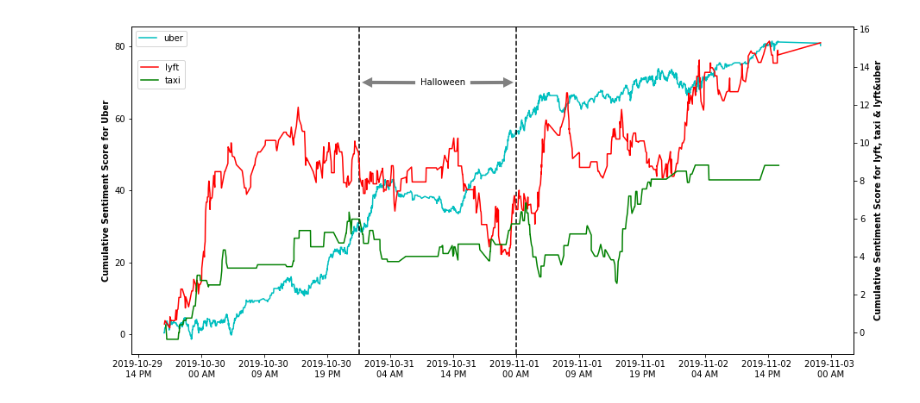
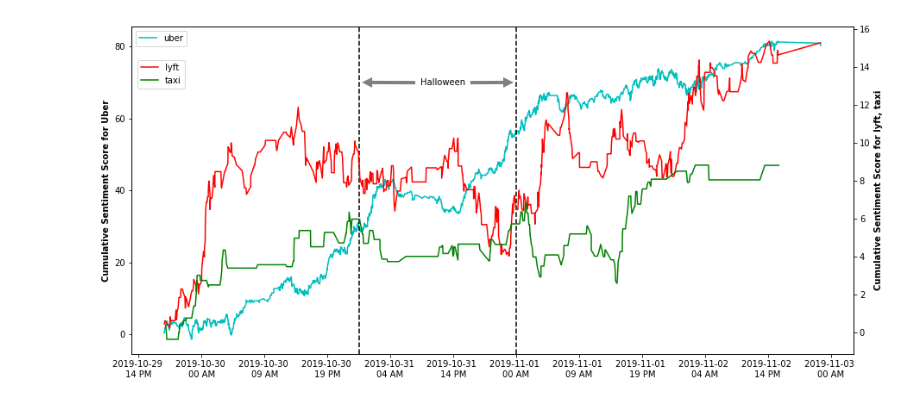
Before and after one commit to Kamol-Roy/Data_Incumbator_Project, a Jupyter notebook: Figure1.ipynb, the cells around one changed output. Cells and saved outputs as stored; diff of their text form; code cells hidden in the pictures.

```diff
--- a/Figure1.ipynb
+++ b/Figure1.ipynb
@@ -37,23 +37,23 @@ df_taxi['cum_senti_score']=df_taxi['senti_score'].cumsum()
 # %%
 fig,ax=plt.subplots(figsize=(15,7))
 ax2=ax.twinx()
 ax.plot(df_uber['time'],df_uber['cum_senti_score'],color='c',label='uber')
 ax2.plot(df_lyft['time'],df_lyft['cum_senti_score'],color='red',label='lyft')
 ax2.plot(df_taxi['time'],df_taxi['cum_senti_score'],color='green',label='taxi')
 ax.set_ylabel('Cumulative Sentiment Score for Uber', weight='bold')
 ax.axvline(x=datetime(2019,10,31),color='k',ls='--')
 ax.axvline(x=datetime(2019,11,1),color='k',ls='--')
 ax.annotate('Halloween',(datetime(2019,10,31),70),
              xytext=(0.4, 0.82), textcoords='axes fraction',
              arrowprops = dict(facecolor='grey',color='grey',lw=10**(-1000000000000000),shrink=.05))
 ax.annotate(' ',(datetime(2019,11,1),70),
              xytext=(0.46, 0.82), textcoords='axes fraction',
              arrowprops = dict(facecolor='grey',color='grey',lw=10**(-1000000000000000),shrink=.05))
 ax.xaxis.set_major_locator(mticker.MaxNLocator(15))
 ax.xaxis.set_major_formatter(mdates.DateFormatter('%Y-%m-%d \n%H %p'))
-ax2.set_ylabel('Cumulative Sentiment Score for lyft, taxi & lyft&uber', weight='bold')
+ax2.set_ylabel('Cumulative Sentiment Score for lyft, taxi', weight='bold')
 ax.legend()
 ax2.legend(bbox_to_anchor=[0,.61,.08,.3])
 plt.show()
 # %% [output]
-[figure, old version]
+[figure, new version]
```
